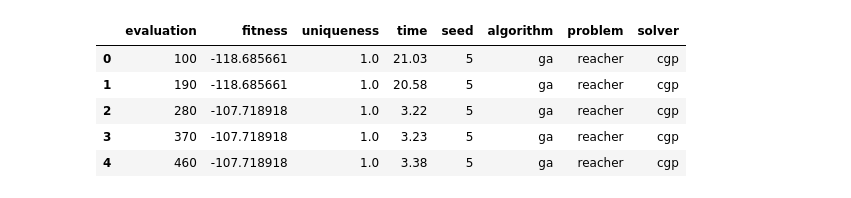
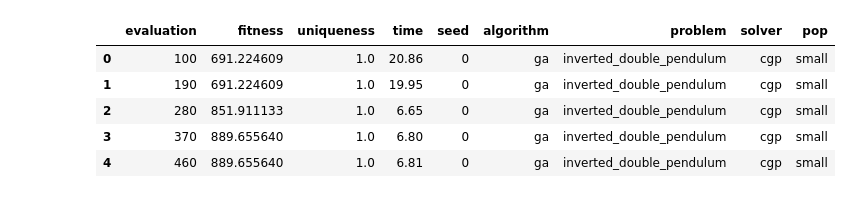
Before and after one commit to giorgia-nadizar/cgpax, a Jupyter notebook: analysis/continuous_control.ipynb, the cells around one changed output. Drawn from its saved outputs; the diff is of its cells as text; code cells hidden in the pictures.

```diff
--- a/analysis/continuous_control.ipynb
+++ b/analysis/continuous_control.ipynb
@@ -3,38 +3,52 @@ import pandas as pd
 import seaborn as sns
 from matplotlib import pyplot as plt
 # %%
-problems = ["reacher", "inverted_double_pendulum", "hopper", "walker2d", "swimmer", "halfcheetah"]
-seeds = range(5, 10)
+problems = ["inverted_double_pendulum", "reacher", "swimmer", "hopper", "walker2d", "halfcheetah"]
+seeds = range(0, 5)
 algorithms = ["ga", "gomea"]
-solvers = ["cgp"]
+solvers = ["cgp", "lgp"]
 
 dfs = []
 for solver in solvers:
-    for algorithm in algorithms:
-        for problem in problems:
-            for seed in seeds:
-                if algorithm == "gomea":
-                    for fos in ["U", "RT", "LT", "N1", "N2"]:
-                        tmp_df = pd.read_csv(
-                            f"../results/{algorithm}_{solver}_{problem}_{fos}_{seed}_fi.csv")
+    for pop in ["small", "large"]:  #, "diverse"]:
+        div = "_large_pop" if pop == "large" else ("_diversity" if pop == "diverse" else "")
+        for algorithm in algorithms:
+            for problem in problems:
+                for seed in seeds:
+                    if algorithm == "gomea":
+                        for fos in ["U", "RT", "LT", ]:  # "LT1", "N1", "N2"]:
+                            try:
+                                tmp_df = pd.read_csv(
+                                    f"../results/control/{algorithm}_{solver}_{problem}_{fos}_{seed}_fi{div}.csv")
+                            except FileNotFoundError as e:
+                                tmp_df = pd.read_csv(
+                                    f"../results/control/{algorithm}_{solver}_{problem}_{fos}_{seed + 5}_fi{div}.csv")
+                            tmp_df["seed"] = seed
+                            tmp_df["pop"] = pop
+                            tmp_df["algorithm"] = f"{algorithm}_{fos}"
+                            tmp_df["problem"] = problem
+                            tmp_df["solver"] = solver
+                            dfs.append(tmp_df)
+                    else:
+                        if pop == "diverse":
+                            continue
+                        try:
+                            tmp_df = pd.read_csv(f"../results/control/{algorithm}_{solver}_{problem}_{seed}{div}.csv")
+                        except FileNotFoundError as e:
+                            tmp_df = pd.read_csv(
+                                f"../results/control/{algorithm}_{solver}_{problem}_{seed + 5}{div}.csv")
                         tmp_df["seed"] = seed
-                        tmp_df["algorithm"] = f"{algorithm}_{fos}"
+                        tmp_df["algorithm"] = algorithm
                         tmp_df["problem"] = problem
                         tmp_df["solver"] = solver
+                        tmp_df["pop"] = pop
                         dfs.append(tmp_df)
-                else:
-                    tmp_df = pd.read_csv(f"../results/{algorithm}_{solver}_{problem}_{seed}.csv")
-                    tmp_df["seed"] = seed
-                    tmp_df["algorithm"] = algorithm
-                    tmp_df["problem"] = problem
-                    tmp_df["solver"] = solver
-                    dfs.append(tmp_df)
 control_df = pd.concat(dfs, ignore_index=True)
 control_df.head()
 # %% [output]
-|  | evaluation | fitness | uniqueness | time | seed | algorithm | problem | solver |
-| 0 | 100 | -118.685661 | 1.0 | 21.03 | 5 | ga | reacher | cgp |
-| 1 | 190 | -118.685661 | 1.0 | 20.58 | 5 | ga | reacher | cgp |
-| 2 | 280 | -107.718918 | 1.0 | 3.22 | 5 | ga | reacher | cgp |
-| 3 | 370 | -107.718918 | 1.0 | 3.23 | 5 | ga | reacher | cgp |
-| 4 | 460 | -107.718918 | 1.0 | 3.38 | 5 | ga | reacher | cgp |
+|  | evaluation | fitness | uniqueness | time | seed | algorithm | problem | solver | pop |
+| 0 | 100 | 691.224609 | 1.0 | 20.86 | 0 | ga | inverted_double_pendulum | cgp | small |
+| 1 | 190 | 691.224609 | 1.0 | 19.95 | 0 | ga | inverted_double_pendulum | cgp | small |
+| 2 | 280 | 851.911133 | 1.0 | 6.65 | 0 | ga | inverted_double_pendulum | cgp | small |
+| 3 | 370 | 889.655640 | 1.0 | 6.80 | 0 | ga | inverted_double_pendulum | cgp | small |
+| 4 | 460 | 889.655640 | 1.0 | 6.81 | 0 | ga | inverted_double_pendulum | cgp | small |
```
Also changed, not shown: parts of 6 cells of this notebook.
